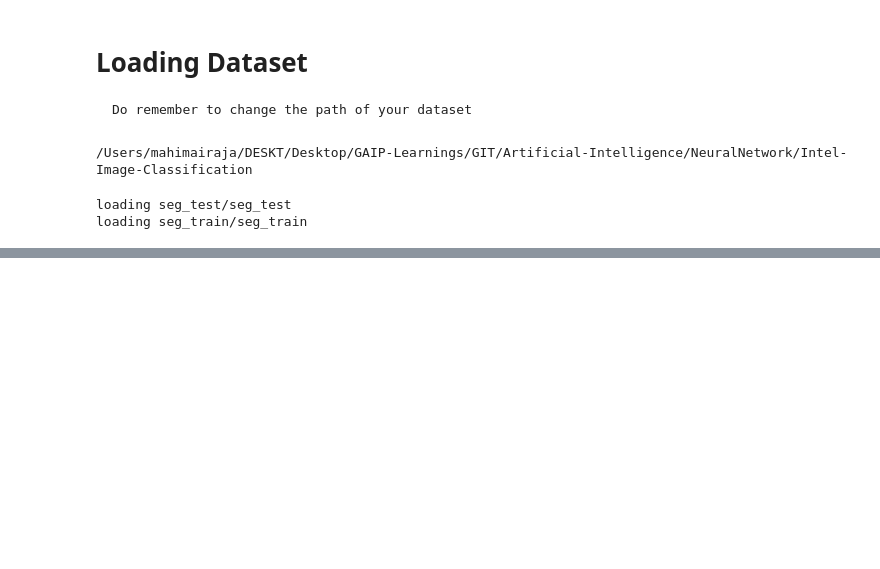
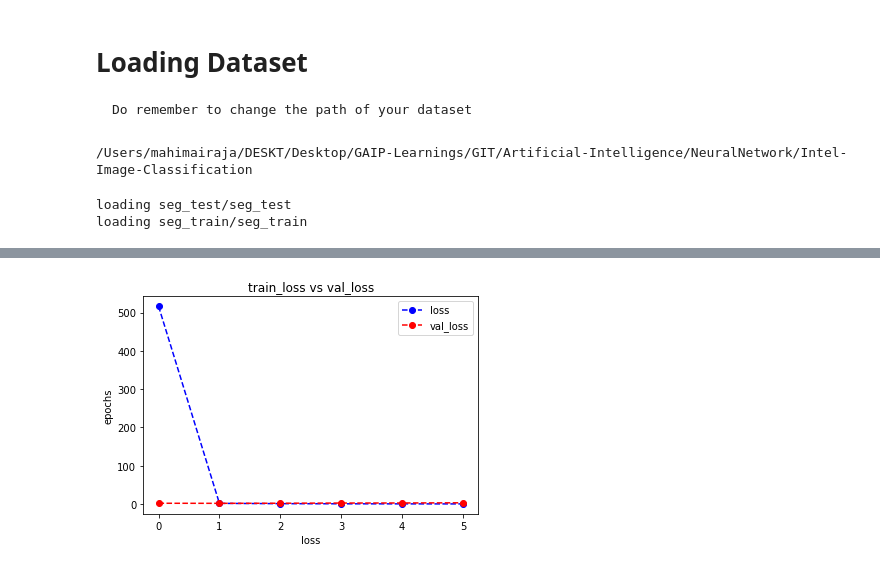
Before and after one commit to mahimai-raja/Artificial-Intelligence, a Jupyter notebook: NeuralNetwork/Intel-Image-Classification/Intel_Image_Classification.ipynb, the cells around one changed output, grey strips where cells are left out. Saved outputs shown, nothing was run; the diff lists cells and outputs as text; code cells hidden in the pictures; blank space fills up the shorter version.

```diff
--- a/NeuralNetwork/Intel-Image-Classification/Intel_Image_Classification.ipynb
+++ b/NeuralNetwork/Intel-Image-Classification/Intel_Image_Classification.ipynb
@@ -129,0 +171,10 @@ model = tf.keras.Sequential([
+# %%
+plt.plot(history.history['loss'], 'bo--', label = 'loss')
+plt.plot(history.history['val_loss'], 'ro--', label = 'val_loss')
+plt.title("train_loss vs val_loss")
+plt.xlabel('loss')
+plt.ylabel('epochs')
+plt.legend()
+plt.show()
+# %% [output]
+[figure, added]
```
Also changed, not shown: parts of 9 cells of this notebook.
